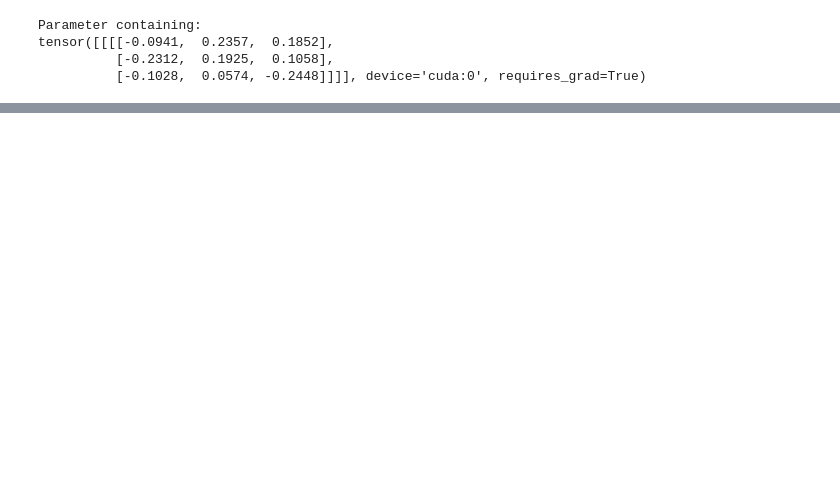
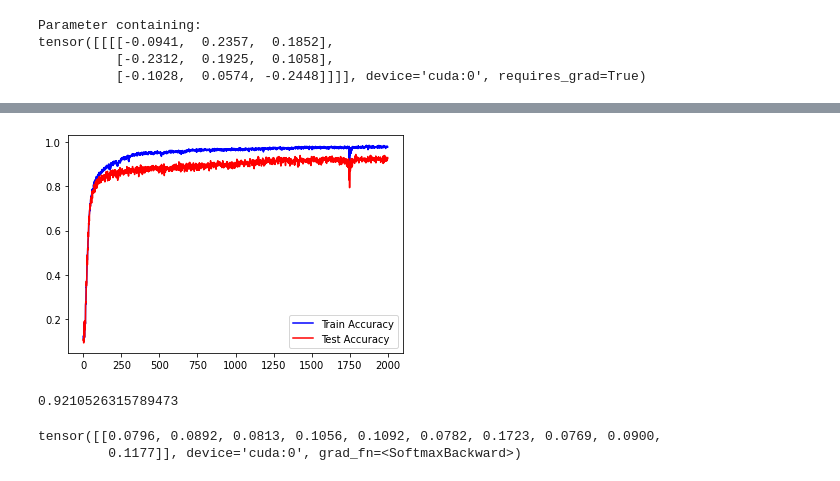
Before and after one commit to ilmarinen/machine-learning-notebooks, a Jupyter notebook: SignLanguage-CUDA.ipynb, the cells around one changed output, grey strips where cells are left out. Drawn from its saved outputs; the diff is of its cells as text; code cells hidden in the pictures; blank space fills up the shorter version.

```diff
--- a/SignLanguage-CUDA.ipynb
+++ b/SignLanguage-CUDA.ipynb
@@ -344,0 +395,35 @@ print(test_result)
+# %%
+class NetSeven(nn.Module):
+
+    def __init__(self):
+        super().__init__()
+
+        self.conv1 = nn.Conv2d(1, 6, kernel_size=3, stride=1, padding=1)
+        self.max_pool1 = nn.MaxPool2d(2, stride=2)
+        self.dropout1 = nn.Dropout2d(p=0.25)
+        self.conv2 = nn.Conv2d(6, 12, kernel_size=3, stride=1, padding=1)
+        self.max_pool2 = nn.MaxPool2d(2, stride=2)
+        self.dropout2 = nn.Dropout2d(p=0.10)
+        self.conv3 = nn.Conv2d(12, 24, kernel_size=3, stride=1, padding=1)
+        self.max_pool3 = nn.MaxPool2d(2, stride=2)
+        self.dropout3 = nn.Dropout2d(p=0.05)
+        self.dense = nn.Linear(24*8*8, 4096)
+        self.dense_output = nn.Linear(4096, 10)
+
+    def forward(self, x):
+        x = F.relu(self.conv1(x))
+        x = self.max_pool1(x)
+        x = self.dropout1(x)
+        x = F.relu(self.conv2(x))
+        x = self.max_pool2(x)
+        x = self.dropout2(x)
+        x = F.relu(self.conv3(x))
+        x = self.max_pool3(x)
+        x = self.dropout3(x)
+        x = x.view(-1, 24*8*8)
+        x = F.relu(self.dense(x))
+        x = self.dense_output(x)
+
+        return F.softmax(x, dim=1)
+# %%
+net_seven = NetSeven().cuda()
@@ -344,0 +436,15 @@ print(test_result)
+# %%
+optimizer = optim.Adam(net_seven.parameters(), lr=0.001)
+net_seven, train_accuracy, test_accuracy = train_model(net_seven, optimizer, train_indices, test_indices, X_train, Y_train, X_test, Y_test, epochs=2000)
+# %%
+fig, ax = plt.subplots()
+ax.plot(train_accuracy, "b-", label="Train Accuracy")
+ax.plot(test_accuracy, "r-", label="Test Accuracy")
+leg = ax.legend()
+# %% [output]
+[figure, added]
+# %%
+test_result = test_model(net_seven, test_indices, X_test, Y_test)
+print(test_result)
+# %% [output]
+0.9210526315789473
@@ -344,0 +486,6 @@ print(test_result)
+# %%
+output = net_eight(X_train[0].view(1, 1, 64, 64))
+output
+# %% [output]
+tensor([[0.0796, 0.0892, 0.0813, 0.1056, 0.1092, 0.0782, 0.1723, 0.0769, 0.0900,
+         0.1177]], device='cuda:0', grad_fn=<SoftmaxBackward>)
```
Also changed, not shown: parts of 21 cells of this notebook.
